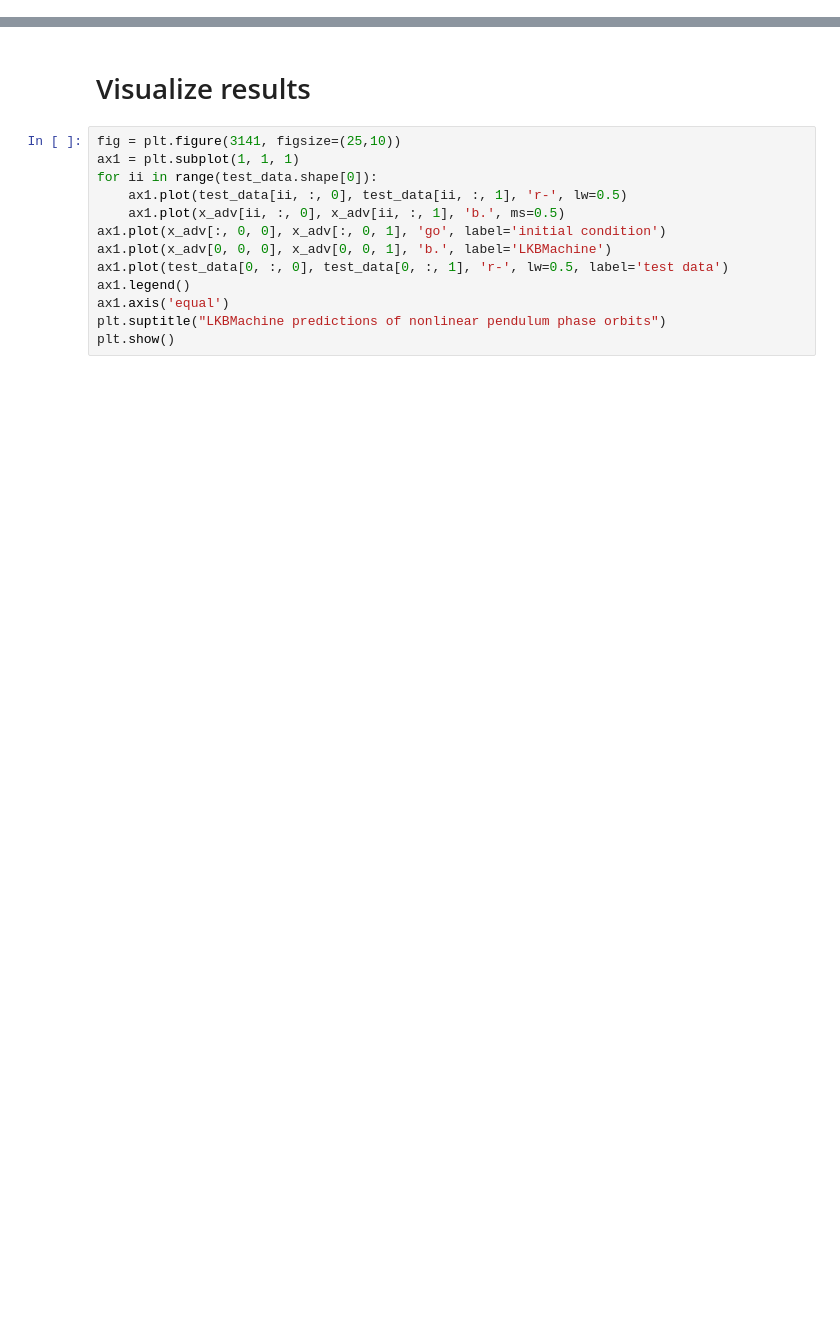
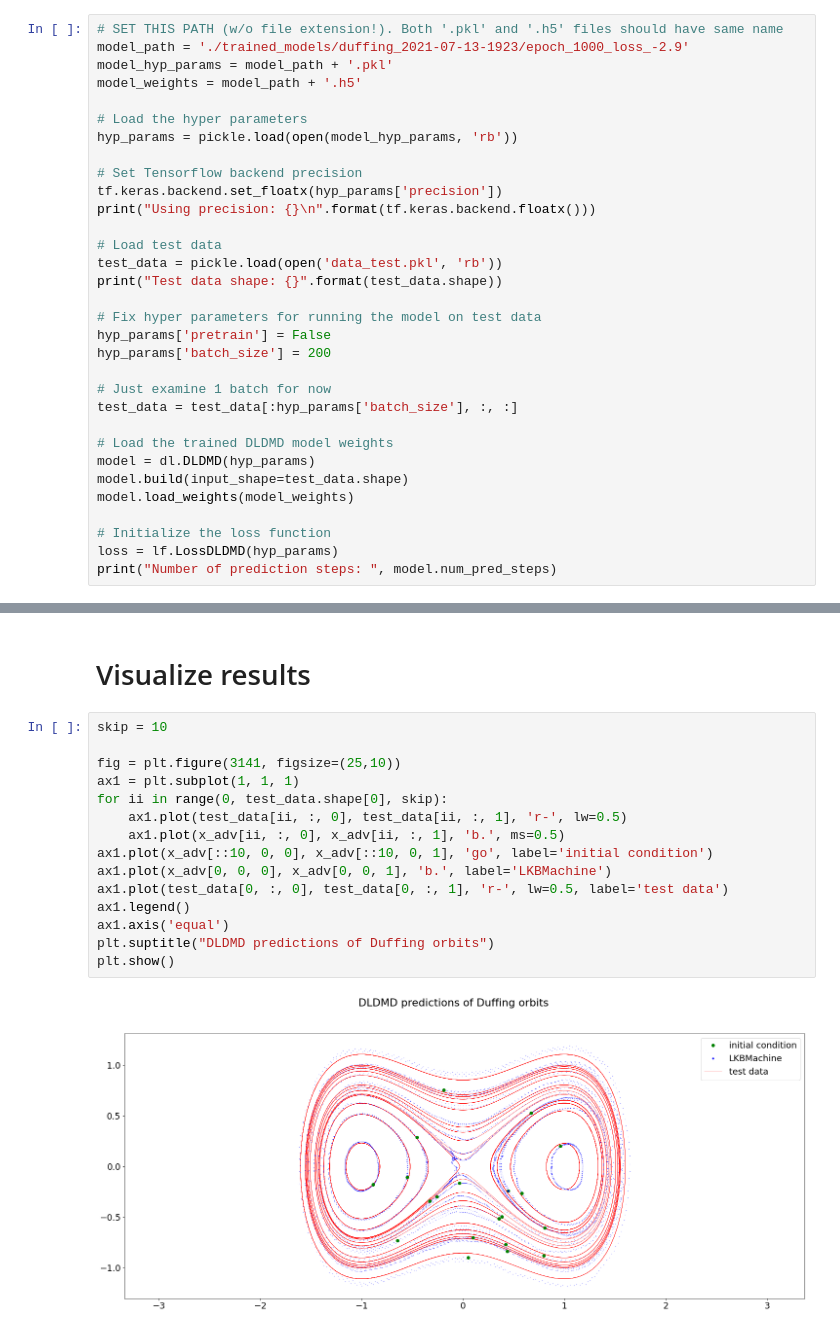
Before and after one commit to JayLago/DLDMD, a Jupyter notebook: examples/duffing/Analysis_Duffing.ipynb, the cells around one changed output, grey strips where cells are left out. Drawn from its saved outputs; the diff is of its cells as text; blank space fills up the shorter version.

```diff
--- a/examples/duffing/Analysis_Duffing.ipynb
+++ b/examples/duffing/Analysis_Duffing.ipynb
@@ -99,0 +50,32 @@ Test data shape: (10, 1500, 2)
+# %%
+# SET THIS PATH (w/o file extension!). Both '.pkl' and '.h5' files should have same name
+model_path = './trained_models/duffing_2021-07-13-1923/epoch_1000_loss_-2.9'
+model_hyp_params = model_path + '.pkl'
+model_weights = model_path + '.h5'
+
+# Load the hyper parameters
+hyp_params = pickle.load(open(model_hyp_params, 'rb'))
+
+# Set Tensorflow backend precision
+tf.keras.backend.set_floatx(hyp_params['precision'])
+print("Using precision: {}\n".format(tf.keras.backend.floatx()))
+
+# Load test data
+test_data = pickle.load(open('data_test.pkl', 'rb'))
+print("Test data shape: {}".format(test_data.shape))
+
+# Fix hyper parameters for running the model on test data
+hyp_params['pretrain'] = False
+hyp_params['batch_size'] = 200
+
+# Just examine 1 batch for now
+test_data = test_data[:hyp_params['batch_size'], :, :]
+
+# Load the trained DLDMD model weights
+model = dl.DLDMD(hyp_params)
+model.build(input_shape=test_data.shape)
+model.load_weights(model_weights)
+
+# Initialize the loss function
+loss = lf.LossDLDMD(hyp_params)
+print("Number of prediction steps: ", model.num_pred_steps)
@@ -110,16 +100,20 @@ print("Log10 Loss: {loss:2.7f}".format(loss=np.log10(losses.numpy())))
 # %% [markdown]
 # Visualize results
 # %%
+skip = 10
+
 fig = plt.figure(3141, figsize=(25,10))
 ax1 = plt.subplot(1, 1, 1)
-for ii in range(test_data.shape[0]):
+for ii in range(0, test_data.shape[0], skip):
     ax1.plot(test_data[ii, :, 0], test_data[ii, :, 1], 'r-', lw=0.5)
     ax1.plot(x_adv[ii, :, 0], x_adv[ii, :, 1], 'b.', ms=0.5)
-ax1.plot(x_adv[:, 0, 0], x_adv[:, 0, 1], 'go', label='initial condition')
+ax1.plot(x_adv[::10, 0, 0], x_adv[::10, 0, 1], 'go', label='initial condition')
 ax1.plot(x_adv[0, 0, 0], x_adv[0, 0, 1], 'b.', label='LKBMachine')
 ax1.plot(test_data[0, :, 0], test_data[0, :, 1], 'r-', lw=0.5, label='test data')
 ax1.legend()
 ax1.axis('equal')
-plt.suptitle("LKBMachine predictions of nonlinear pendulum phase orbits")
+plt.suptitle("DLDMD predictions of Duffing orbits")
 plt.show()
+# %% [output]
+[figure, added]
 # %%
```
Also changed, not shown: parts of 8 cells of this notebook, 5 other files.
